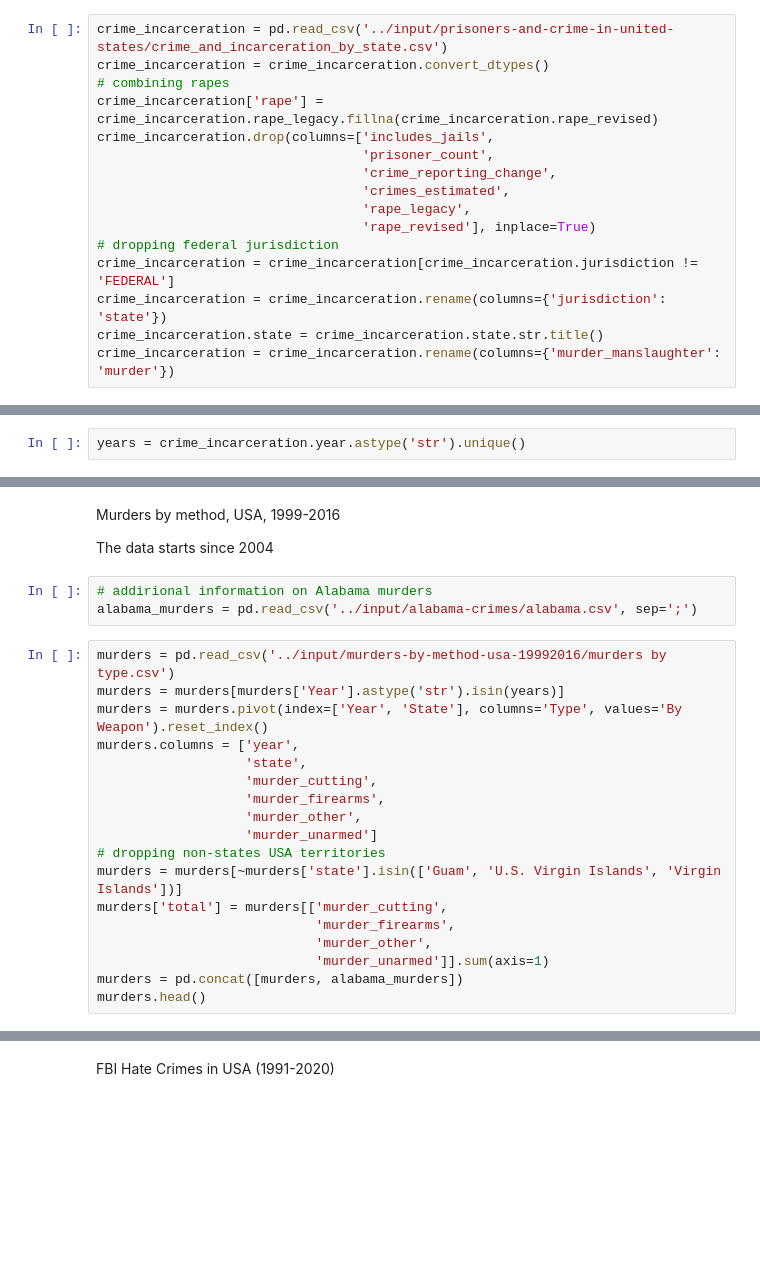
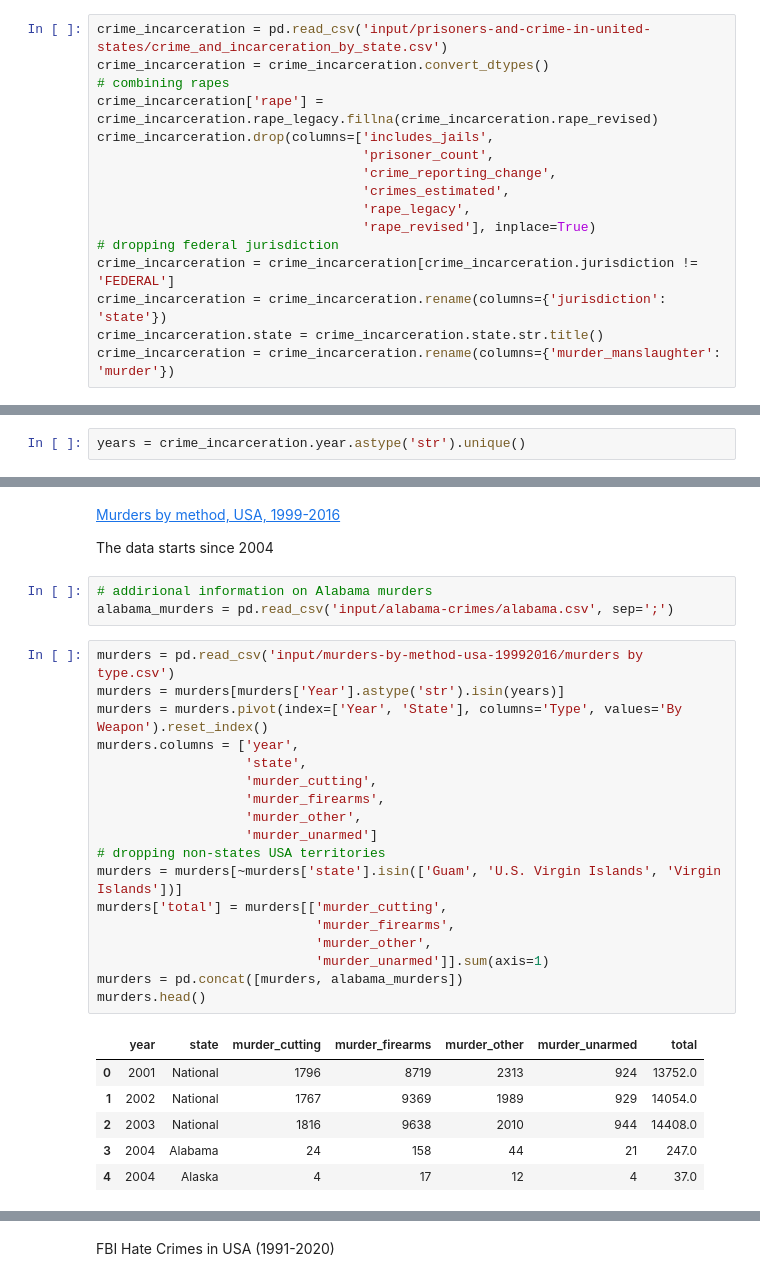
Before and after one commit to KataevaVeronika/visualization, a Jupyter notebook: datasets_preprocessing.ipynb, the cells around one changed output, grey strips where cells are left out. Drawn from its saved outputs; the diff is of its cells as text; blank space fills up the shorter version.

Commit message:
Added notebook output and Alabama data

```diff
--- a/datasets_preprocessing.ipynb
+++ b/datasets_preprocessing.ipynb
@@ -9,5 +9,5 @@ Crime and Incarceration in the USA
 # %%
-crime_incarceration = pd.read_csv('../input/prisoners-and-crime-in-united-states/crime_and_incarceration_by_state.csv')
+crime_incarceration = pd.read_csv('input/prisoners-and-crime-in-united-states/crime_and_incarceration_by_state.csv')
 crime_incarceration = crime_incarceration.convert_dtypes()
 # combining rapes
 crime_incarceration['rape'] = crime_incarceration.rape_legacy.fillna(crime_incarceration.rape_revised)
@@ -90,28 +168,35 @@ mass_shootings.head()
 # %% [markdown]
-Murders by method, USA, 1999-2016
+[Murders by method, USA, 1999-2016](https://www.kaggle.com/datasets/bryanmaloney/murders-by-method-usa-19992016)
 
 The data starts since 2004
 # %%
 # addirional information on Alabama murders
-alabama_murders = pd.read_csv('../input/alabama-crimes/alabama.csv', sep=';')
+alabama_murders = pd.read_csv('input/alabama-crimes/alabama.csv', sep=';')
 # %%
-murders = pd.read_csv('../input/murders-by-method-usa-19992016/murders by type.csv')
+murders = pd.read_csv('input/murders-by-method-usa-19992016/murders by type.csv')
 murders = murders[murders['Year'].astype('str').isin(years)]
 murders = murders.pivot(index=['Year', 'State'], columns='Type', values='By Weapon').reset_index()
 murders.columns = ['year',
                    'state',
                    'murder_cutting',
                    'murder_firearms',
                    'murder_other',
                    'murder_unarmed']
 # dropping non-states USA territories
 murders = murders[~murders['state'].isin(['Guam', 'U.S. Virgin Islands', 'Virgin Islands'])]
 murders['total'] = murders[['murder_cutting',
                             'murder_firearms',
                             'murder_other',
                             'murder_unarmed']].sum(axis=1)
 murders = pd.concat([murders, alabama_murders])
 murders.head()
+# %% [output]
+|  | year | state | murder_cutting | murder_firearms | murder_other | murder_unarmed | total |
+| 0 | 2001 | National | 1796 | 8719 | 2313 | 924 | 13752.0 |
+| 1 | 2002 | National | 1767 | 9369 | 1989 | 929 | 14054.0 |
+| 2 | 2003 | National | 1816 | 9638 | 2010 | 944 | 14408.0 |
+| 3 | 2004 | Alabama | 24 | 158 | 44 | 21 | 247.0 |
+| 4 | 2004 | Alaska | 4 | 17 | 12 | 4 | 37.0 |
 # %%
 murder_comparison = pd.merge(murders[['year', 'state', 'total']],
                              crime_incarceration[['year', 'state', 'murder']],
```
Also changed, not shown: parts of 21 cells of this notebook, 1 other file.
